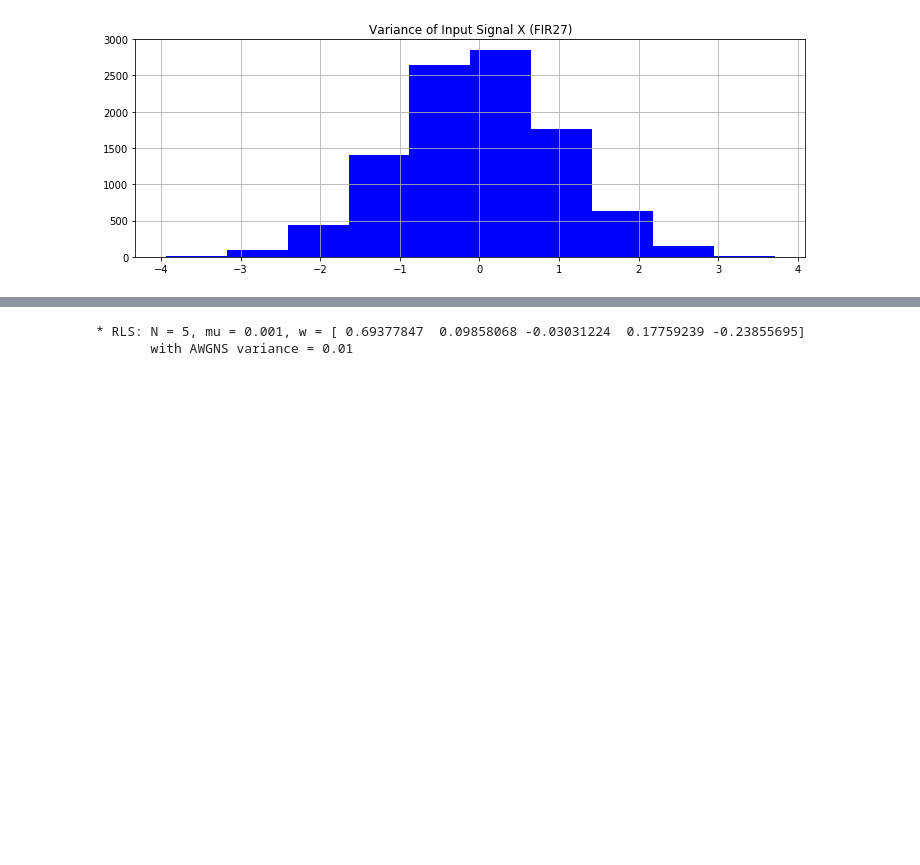
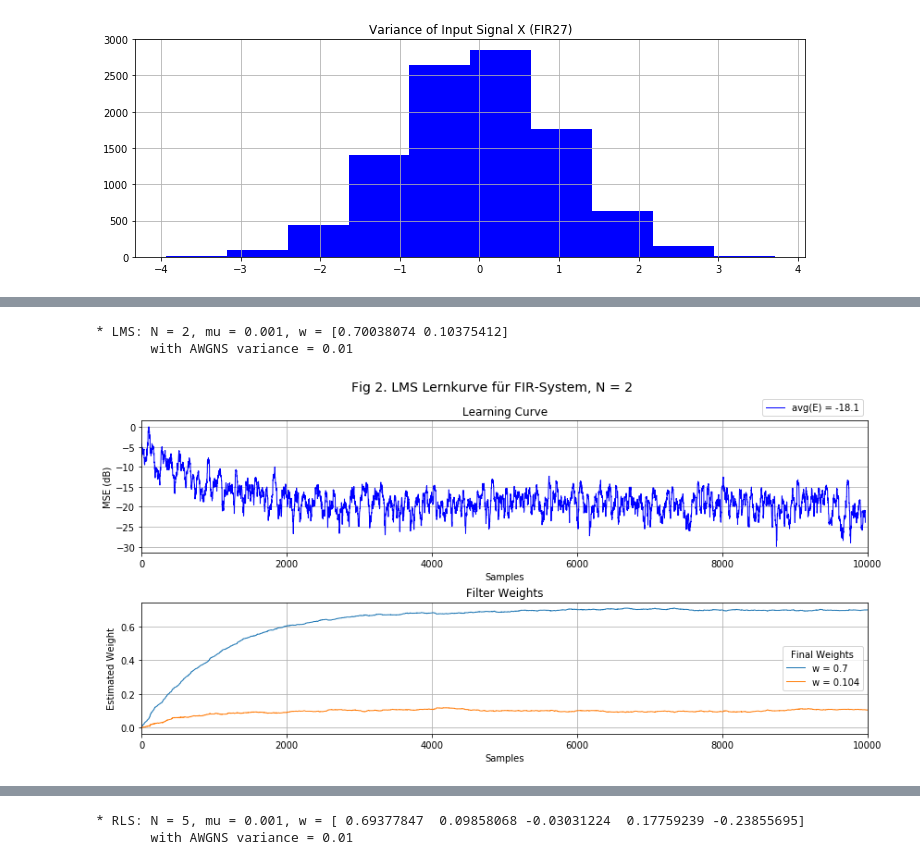
Before and after one commit to xhain/Systemidentifikation, a Jupyter notebook: python/Systemidentifikation.ipynb, the cells around one changed output, grey strips where cells are left out. Cells and saved outputs as stored; diff of their text form; code cells hidden in the pictures; blank space fills up the shorter version.

```diff
--- a/python/Systemidentifikation.ipynb
+++ b/python/Systemidentifikation.ipynb
@@ -51,0 +90,11 @@ Input signal variance:  1.0270666666078994
+# %%
+# N = 2
+N, mu, var = 2, 0.001, 0.01
+HfirDn = ts.addNoise(HfirD, var)
+E, W, w, Yd = algo.lmsAlg(N, mu, HfirX, HfirDn, np.zeros(N))
+ts.errorPlot(E, W, plotLen, 'Fig 2. LMS Lernkurve für FIR-System, N = '+str(N), style='log')
+print('       with AWGNS variance = '+str(var))
+# %% [output]
+* LMS: N = 2, mu = 0.001, w = [0.70038074 0.10375412]
+       with AWGNS variance = 0.01
+[figure, added]
```
Also changed, not shown: parts of 8 cells of this notebook, 4 other files.
